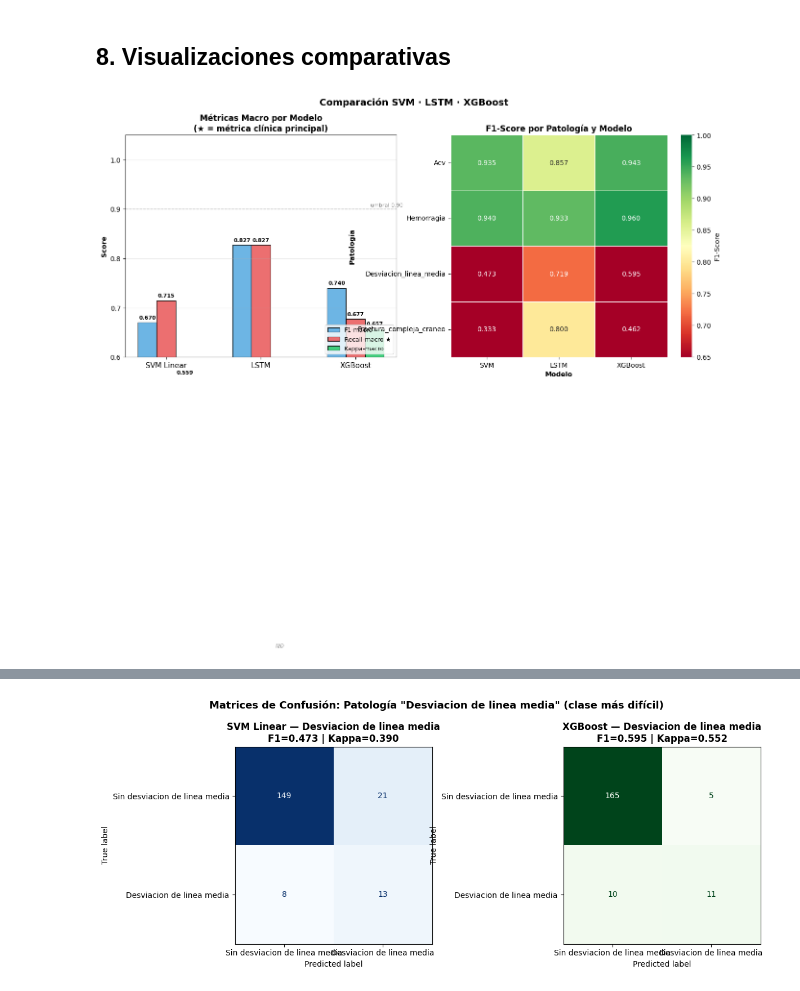
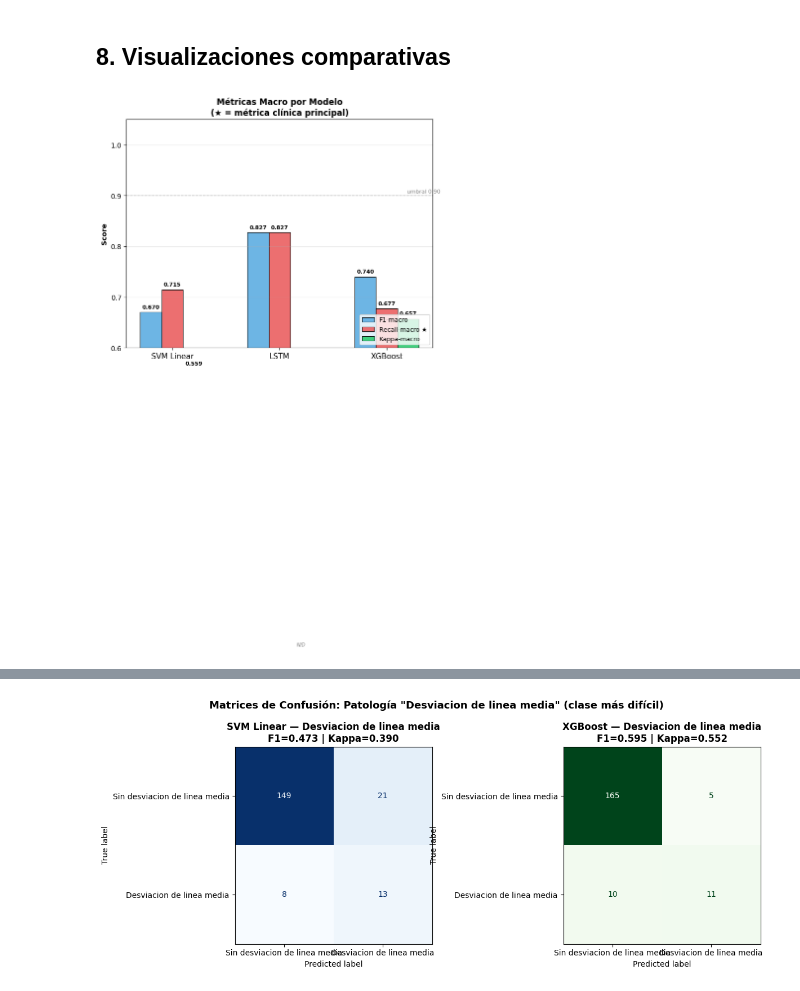
Before and after one commit to isabelaocampos/PDG-Diagnostico-Clinico, a Jupyter notebook: notebooks/6_Comparacion_SVM_LSTM_XGBoost.ipynb, the cells around one changed output, grey strips where cells are left out. Cells and saved outputs as stored; diff of their text form; code cells hidden in the pictures.

```diff
--- a/notebooks/6_Comparacion_SVM_LSTM_XGBoost.ipynb
+++ b/notebooks/6_Comparacion_SVM_LSTM_XGBoost.ipynb
@@ -584,67 +584,46 @@ fractura_compleja_craneo    0.3333         0.8000        0.4615
 # GRÁFICO 1: MÉTRICAS MACRO — BARRAS AGRUPADAS
 # =============================================================================
 
-fig, axes = plt.subplots(1, 2, figsize=(16, 6))
+modelos = ['SVM Linear', 'LSTM', 'XGBoost']
+colores = [COLORES_MODELOS[m] for m in modelos]
+x       = np.arange(len(modelos))
+width   = 0.2
 
-modelos    = ['SVM Linear', 'LSTM', 'XGBoost']
-colores    = [COLORES_MODELOS[m] for m in modelos]
-x          = np.arange(len(modelos))
-width      = 0.2
+f1_vals     = [f1_macro_svm, f1_macro_lstm, f1_macro_xgb]
+recall_vals = [recall_macro_svm, recall_macro_lstm, recall_macro_xgb]
+kappa_vals  = [kappa_macro_svm, np.nan, kappa_macro_xgb]
 
-# F1, Recall, Kappa por modelo
-f1_vals      = [f1_macro_svm, f1_macro_lstm, f1_macro_xgb]
-recall_vals  = [recall_macro_svm, recall_macro_lstm, recall_macro_xgb]
-kappa_vals   = [kappa_macro_svm, np.nan, kappa_macro_xgb]  # LSTM kappa N/D
+fig, ax1 = plt.subplots(figsize=(8, 6))
 
-ax1 = axes[0]
-bars_f1     = ax1.bar(x - width, f1_vals, width, label='F1-macro', color='#5DADE2', alpha=0.9, edgecolor='black', linewidth=0.8)
+bars_f1     = ax1.bar(x - width, f1_vals,     width, label='F1-macro',       color='#5DADE2', alpha=0.9, edgecolor='black', linewidth=0.8)
 bars_recall = ax1.bar(x,         recall_vals, width, label='Recall-macro ★', color='#EA5F61', alpha=0.9, edgecolor='black', linewidth=0.8)
-bars_kappa  = ax1.bar(x + width, kappa_vals, width, label='Kappa-macro', color='#2ECC71', alpha=0.9, edgecolor='black', linewidth=0.8)
+bars_kappa  = ax1.bar(x + width, kappa_vals,  width, label='Kappa-macro',    color='#2ECC71', alpha=0.9, edgecolor='black', linewidth=0.8)
 
-# Etiquetas de valor
 for bar in bars_f1:
     ax1.text(bar.get_x() + bar.get_width()/2, bar.get_height() + 0.005,
              f'{bar.get_height():.3f}', ha='center', va='bottom', fontsize=8, fontweight='bold')
 for bar in bars_recall:
     ax1.text(bar.get_x() + bar.get_width()/2, bar.get_height() + 0.005,
              f'{bar.get_height():.3f}', ha='center', va='bottom', fontsize=8, fontweight='bold')
 for bar, val in zip(bars_kappa, kappa_vals):
     if not np.isnan(val):
         ax1.text(bar.get_x() + bar.get_width()/2, bar.get_height() + 0.005,
                  f'{val:.3f}', ha='center', va='bottom', fontsize=8, fontweight='bold')
     else:
         ax1.text(bar.get_x() + bar.get_width()/2, 0.01,
                  'N/D', ha='center', va='bottom', fontsize=7, color='gray', style='italic')
 
 ax1.set_xticks(x)
 ax1.set_xticklabels(modelos, fontsize=11)
 ax1.set_ylabel('Score', fontweight='bold')
 ax1.set_title('Métricas Macro por Modelo\n(★ = métrica clínica principal)', fontweight='bold', fontsize=12)
 ax1.set_ylim([0.6, 1.05])
 ax1.legend(loc='lower right', fontsize=9)
 ax1.grid(axis='y', alpha=0.3)
 ax1.axhline(y=0.9, color='gray', linestyle='--', alpha=0.5, linewidth=1)
 ax1.text(2.5, 0.905, 'umbral 0.90', fontsize=8, color='gray', ha='right')
 
-# ─── Heatmap F1 por patología ───
-ax2 = axes[1]
-heatmap_data = pd.DataFrame({
-    'SVM':     [df_svm.loc[p, 'F1'] for p in PATOLOGIAS],
-    'LSTM':    [resultados_lstm_raw[p]['F1_pos'] for p in PATOLOGIAS],
-    'XGBoost': [df_xgb.loc[p, 'F1'] for p in PATOLOGIAS]
-}, index=[p.capitalize() for p in PATOLOGIAS])
-
-sns.heatmap(heatmap_data, annot=True, fmt='.3f', cmap='RdYlGn',
-            vmin=0.65, vmax=1.0, ax=ax2,
-            cbar_kws={'label': 'F1-Score'},
-            linewidths=0.5, linecolor='white')
-ax2.set_title('F1-Score por Patología y Modelo', fontweight='bold', fontsize=12)
-ax2.set_xlabel('Modelo', fontweight='bold')
-ax2.set_ylabel('Patología', fontweight='bold')
-ax2.tick_params(axis='x', labelsize=10)
-
-plt.suptitle('Comparación SVM · LSTM · XGBoost', fontsize=14, fontweight='bold', y=1.01)
 plt.tight_layout()
 plt.show()
 # %% [output]
-[figure, old version]
+[figure, new version]
```
Also changed, not shown: parts of 1 cell of this notebook, 4 other files.
